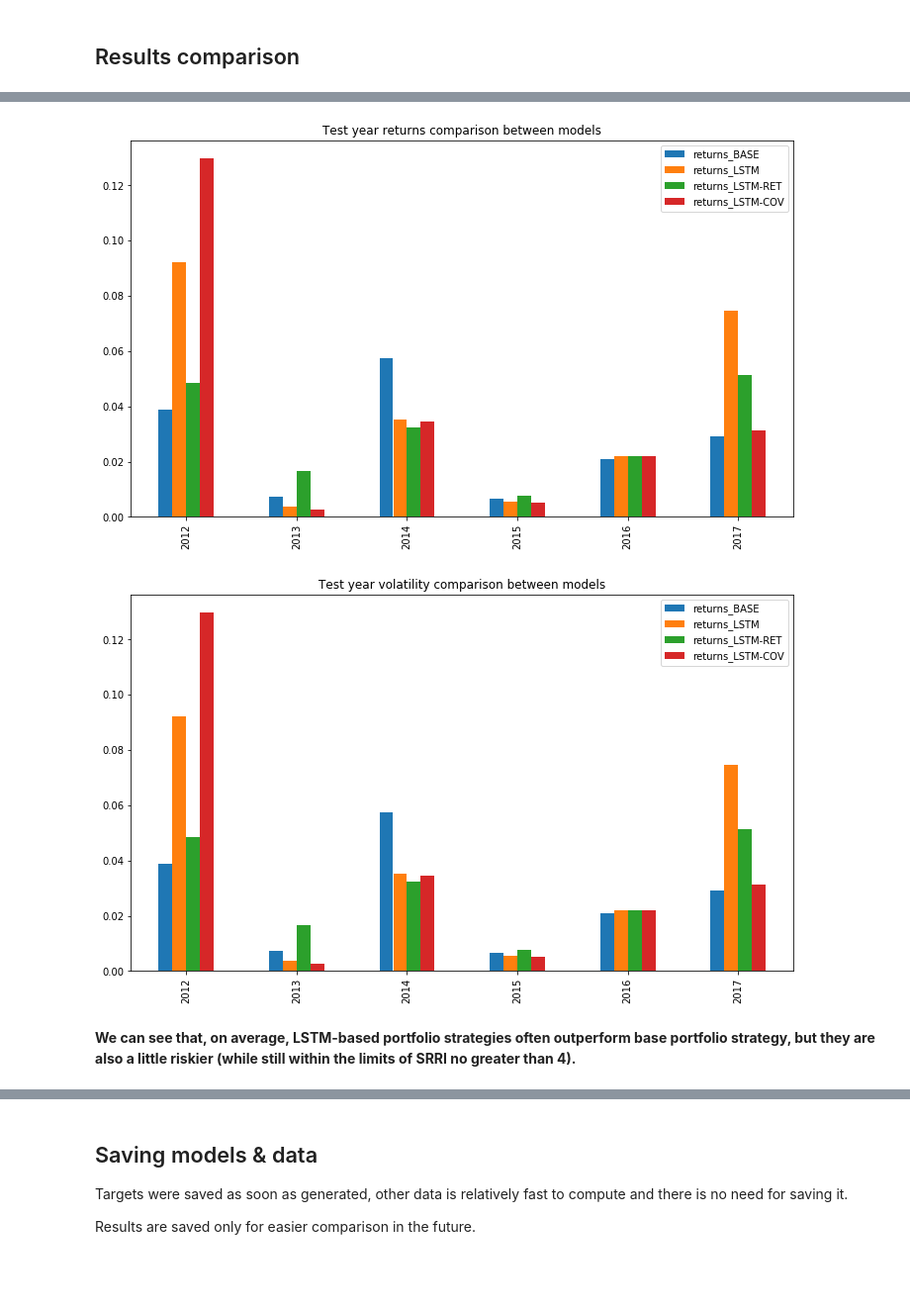
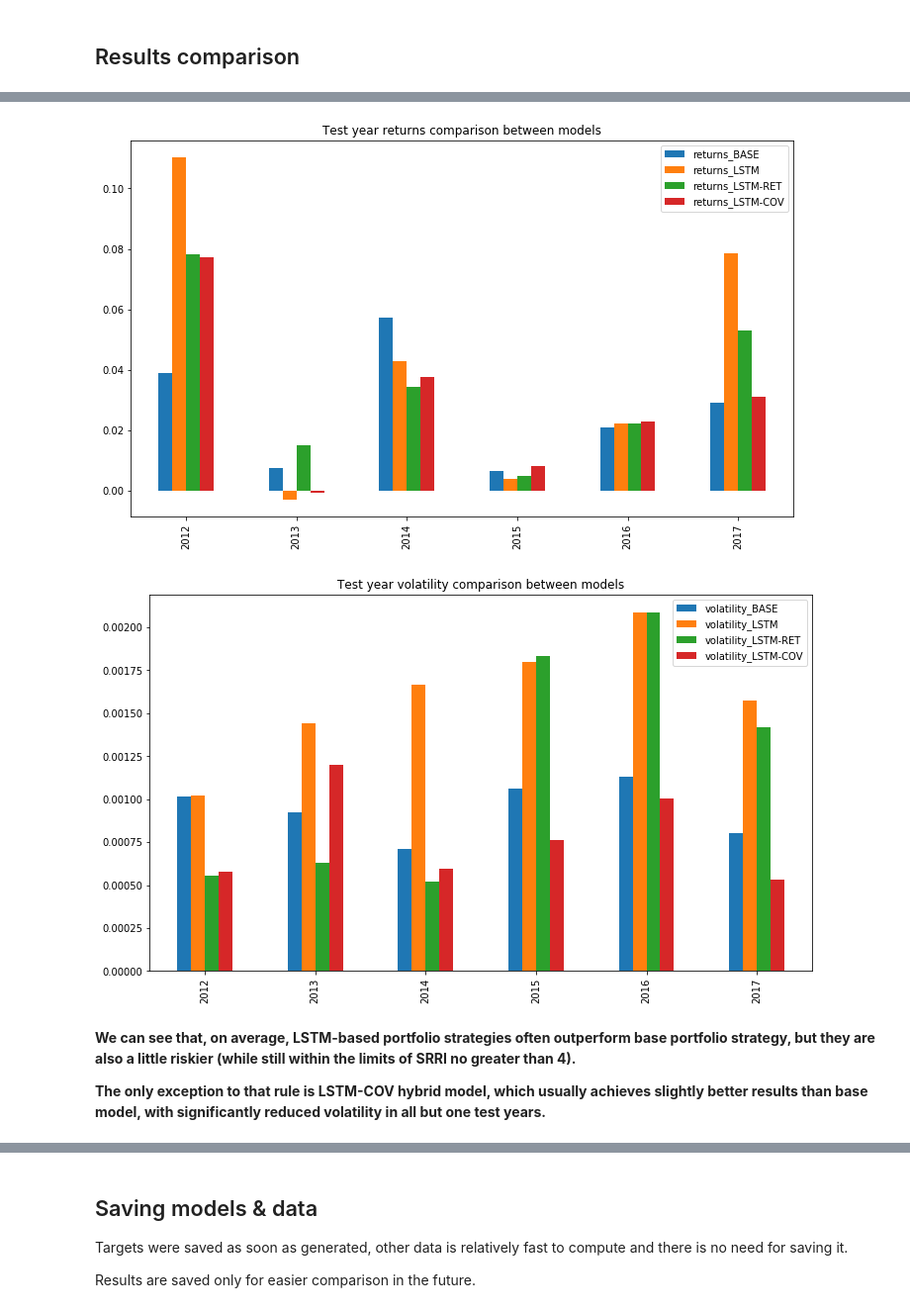
Before and after one commit to kowaalczyk/quant-invest, a Jupyter notebook: Summary.ipynb, the cells around one changed output, grey strips where cells are left out. Shown at 99% size. Saved outputs shown, nothing was run; the diff lists cells and outputs as text; code cells hidden in the pictures; blank space fills up the shorter version.

Commit message:
Second stage (fixes) (#2)
* Select best epoch, fix visualization

* New comparative visualization

* Fixes & final results

```diff
--- a/Summary.ipynb
+++ b/Summary.ipynb
@@ -424,5 +423,5 @@ from sklearn.preprocessing import normalize
 # %%
-n_epochs = 8
+n_epochs = 10
 lr = 0.0002
 model_hidden_dim = 80
 seq_len = 2*YEAR_DAYS
@@ -435,7 +434,9 @@ def train(model, X_train_, y_train_, X_valid_, y_valid_, n_epochs: int=n_epochs)
     loss = torch.nn.MSELoss()
     train_loss_vals = np.zeros(n_epochs)
     eval_loss_vals = np.zeros(n_epochs)
+    model_states = []
     for ep_idx in range(n_epochs):
+        model.train()
         model.init_hidden()
         for idx, (X_batch, y_batch) in tqdm(
                 enumerate(zip(X_train_, y_train_)),
@@ -448,6 +449,7 @@ def train(model, X_train_, y_train_, X_valid_, y_valid_, n_epochs: int=n_epochs)
             loss_val.backward()
             optimizer.step()
         train_loss_vals[ep_idx] = train_loss_vals[ep_idx] / len(X_train_)  # average training loss
+        model.eval()
         for idx, (X_batch, y_batch) in tqdm(
                 enumerate(zip(X_valid_, y_valid_)),
                 total=len(X_valid_),
@@ -456,7 +458,11 @@ def train(model, X_train_, y_train_, X_valid_, y_valid_, n_epochs: int=n_epochs)
                 y_pred = model(X_batch)
                 loss_val = loss(y_pred, y_batch)
                 eval_loss_vals[ep_idx] += loss_val.item()
-        eval_loss_vals[ep_idx] = eval_loss_vals[ep_idx] / len(X_valid_)
+        eval_loss_vals[ep_idx] = eval_loss_vals[ep_idx] / len(X_valid_)  # average validation loss
+        model_states.append(model.state_dict())  # save model state
+    # return model with the best state, ready for evaluation or inference
+    model.load_state_dict(model_states[np.argmin(eval_loss_vals)])
+    model.eval()
     return model, train_loss_vals, eval_loss_vals
 # %%
 def predict_allocate(model, X, transformer, n_funds=7):
@@ -467,11 +473,11 @@ def predict_allocate(model, X, transformer, n_funds=7):
     mu = y_last_pred[:n_funds]
     S = y_last_pred[n_funds:].reshape((n_funds, n_funds))
     ef = EfficientFrontier(mu, S)
-    ef.efficient_risk(0.09)  # 0.01 threshold for safety
+    ef.efficient_risk(0.1)  # 10% max volatility target
     # normalizing output in case scaling and 32bit casts for GPU
     # altered it resulting in allocation of more than 100% of portfolio
-    weights = normalize([ef.weights])[0]
-    return weights
+    weights = ef.weights
+    return weights / np.sum(weights)
 # %%
 models = []
 result_dfs = []
@@ -603,11 +606,11 @@ def hybrid_model(model, X, transformer, funds_df, use_from_lstm='covariance'):
     else:
         raise TypeError('Bad parameter')
     ef = EfficientFrontier(mu, S)
-    ef.efficient_risk(0.09)  # 0.01 threshold for safety
+    ef.efficient_risk(0.1)  # 10% volatility target
     # normalizing output in case scaling and 32bit casts for GPU
     # altered it resulting in allocation of more than 100% of portfolio
-    weights = normalize([ef.weights])[0]
-    return weights
+    weights = ef.weights
+    return weights / np.sum(weights)
 # %%
 result_dfs = []
 assert((meta_df.index == funds_df.index).all())
@@ -699,13 +704,16 @@ combined_summary[[col for col in combined_summary.columns if 'returns' in col]].
 plt.title("Test year returns comparison between models")
 plt.show()
 # %% [output]
-[figure, old version]
+[figure, new version]
 # %%
-combined_summary[[col for col in combined_summary.columns if 'returns' in col]].plot(kind='bar', figsize=(12,7))
+combined_summary[[col for col in combined_summary.columns if 'volatility' in col]].plot(kind='bar', figsize=(12,7))
 plt.title("Test year volatility comparison between models")
 plt.show()
 # %% [output]
-[figure, old version]
+[figure, new version]
 # %% [markdown]
 **We can see that, on average, LSTM-based portfolio strategies often outperform base portfolio strategy,
 but they are also a little riskier (while still within the limits of SRRI no greater than 4).**
+
+**The only exception to that rule is LSTM-COV hybrid model, which usually achieves slightly better results than base model,
+with significantly reduced volatility in all but one test years.**
```
Also changed, not shown: parts of 10 cells of this notebook, 8 other files.
